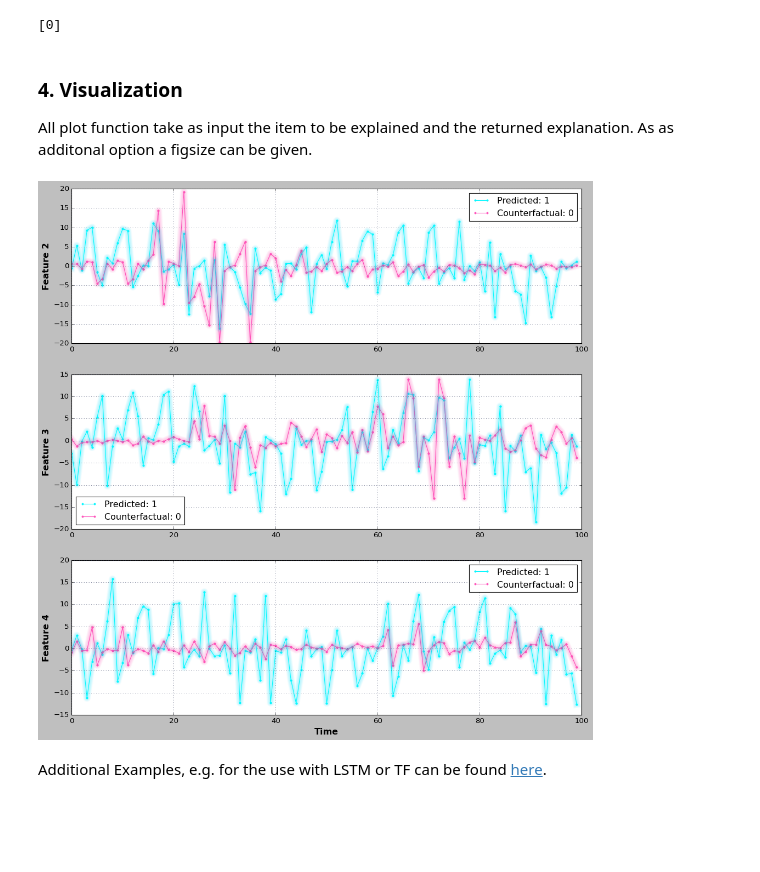
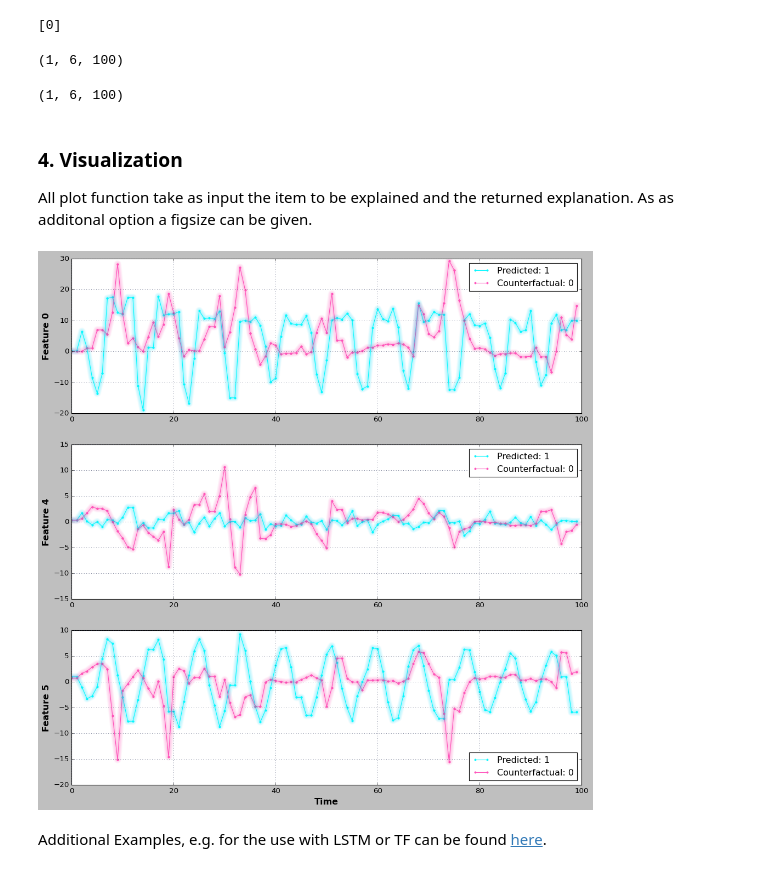
Before and after one commit to fzi-forschungszentrum-informatik/TSInterpret, a Jupyter notebook: docs/Notebooks/Ates_torch.ipynb, the cells around one changed output. Drawn from its saved outputs; the diff is of its cells as text; code cells hidden in the pictures; blank space fills up the shorter version.

```diff
--- a/docs/Notebooks/Ates_torch.ipynb
+++ b/docs/Notebooks/Ates_torch.ipynb
@@ -32,8 +32,8 @@ Load Data and reshape the data to fit a 1D-Conv ResNet. Note that the input for
 dataset='BasicMotions'
 # %%
 X_train,y_train, X_test, y_test=UCR_UEA_datasets().load_dataset(dataset)
-train_x=X_train.reshape(-1,X_train.shape[-1],X_train.shape[-2])
-test_x=X_test.reshape(-1,X_train.shape[-1],X_train.shape[-2])
+train_x=np.swapaxes(X_train,-1,-2)#X_train.reshape(-1,X_train.shape[-1],X_train.shape[-2])
+test_x=np.swapaxes(X_test,-1,-2)#X_test.reshape(-1,X_train.shape[-1],X_train.shape[-2])
 train_y = y_train
 test_y=y_test
 # %%
@@ -101,6 +108,14 @@ array, label=exp
 print(label)
 # %% [output]
 [0]
+# %%
+item.shape
+# %% [output]
+(1, 6, 100)
+# %%
+array.shape
+# %% [output]
+(1, 6, 100)
 # %% [markdown]
 ### 4. Visualization
 
@@ -108,11 +123,11 @@ All plot function take as input the item to be explained and the returned explan
 # %%
 i=0
 org_label=y_label
 cf_label=label[0]
 exp=array
 
-exp_model.plot_in_one(item,org_label,exp,cf_label,figsize=(15,15))
+exp_model.plot_in_one(np.array(item),org_label,np.array(exp),cf_label,figsize=(15,15))
 # %% [output]
-[figure, old version]
+[figure, new version]
 # %% [markdown]
 Additional Examples, e.g. for the use with LSTM or TF can be found <a href='https://github.com/JHoelli/TSInterpret/blob/main/docs/Notebooks'>here</a>.
```
Also changed, not shown: parts of 4 cells of this notebook, 14 other files.
